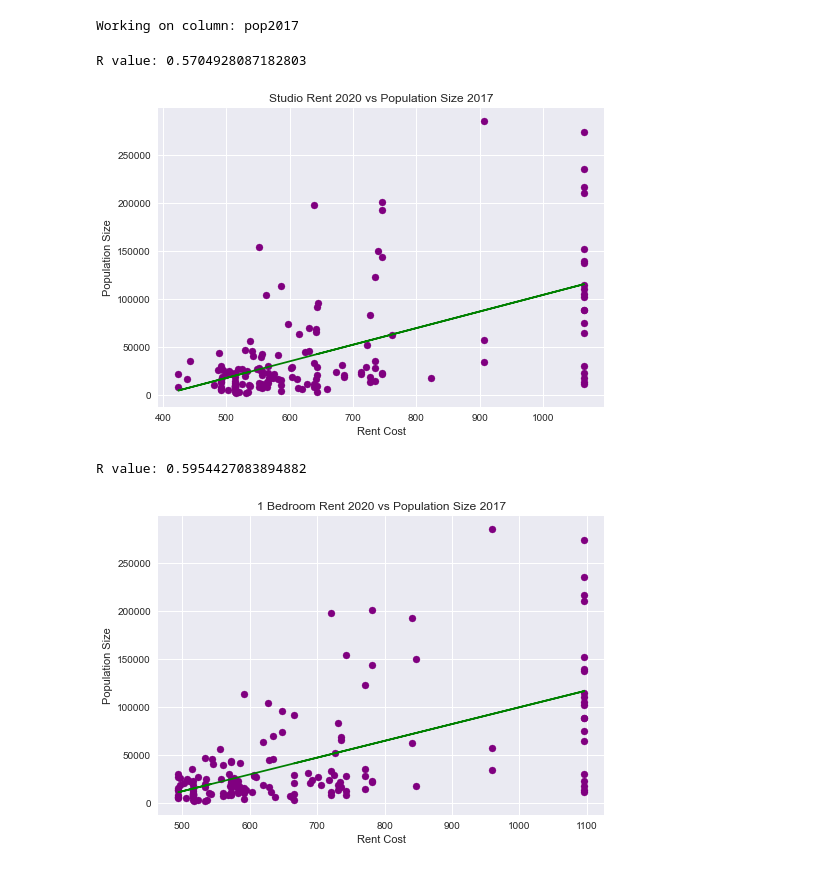
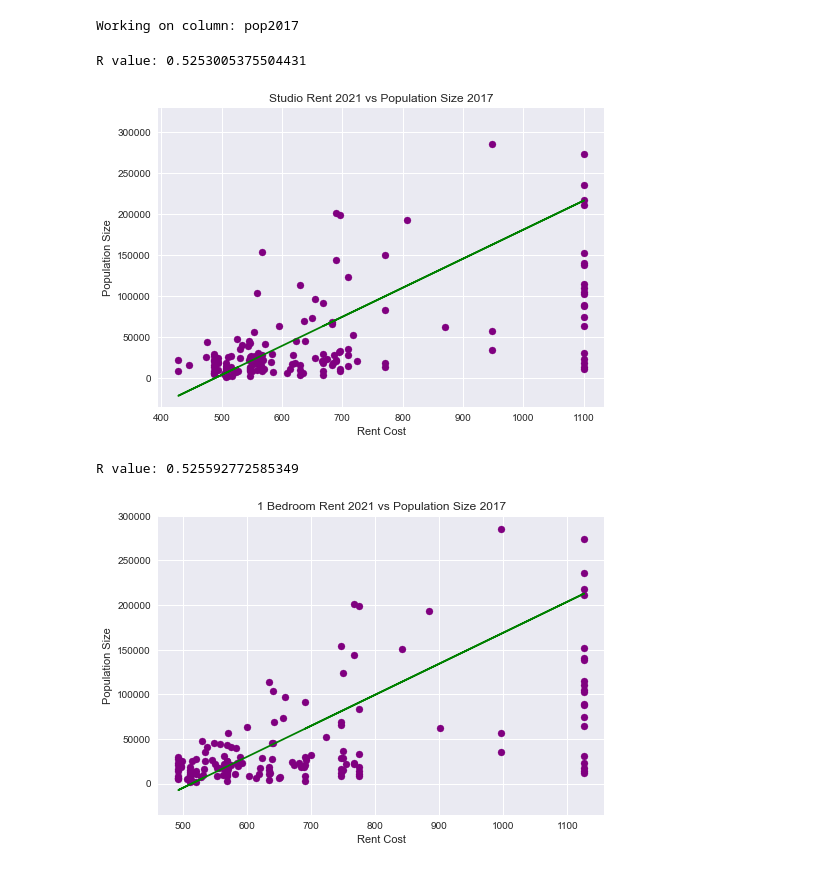
Before and after one commit to Boot-Team-7/project_1_materials, a Jupyter notebook: Andres/Correlation_Pop.ipynb, the cells around one changed output. Drawn from its saved outputs; the diff is of its cells as text; code cells hidden in the pictures.

```diff
--- a/Andres/Correlation_Pop.ipynb
+++ b/Andres/Correlation_Pop.ipynb
@@ -83,37 +88,39 @@ def remove_outliers(df,columns,n_std):
 # %%
-rent_ga = remove_outliers(rent_ga, ["pop2017"], 4)
+#rent_ga = remove_outliers(rent_ga, ["pop2017"], 4)
 # %% [output]
 Working on column: pop2017
 # %%
-r = np.corrcoef(rent_ga["studio_2020"], rent_ga["pop2017"])
-m, b = np.polyfit(rent_ga["studio_2020"], rent_ga["pop2017"], 1)
+r = np.corrcoef(rent_ga["studio_2021"], rent_ga["pop2017"])
+m, b = np.polyfit(rent_ga["studio_2021"], rent_ga["pop2017"], 1)
 print(f"R value: {r[0][1]}")
 
-plt.scatter(rent_ga["studio_2020"], rent_ga["pop2017"], color = "purple")
-plt.plot(rent_ga["studio_2020"], (m * rent_ga["studio_2020"]) + b, color = "green")
+plt.scatter(rent_ga["studio_2021"], rent_ga["pop2017"], color = "purple")
+plt.plot(rent_ga["studio_2021"], (m * rent_ga["studio_2021"]) + b, color = "green")
 
 plt.xlabel("Rent Cost")
 plt.ylabel("Population Size")
-plt.title("Studio Rent 2020 vs Population Size 2017")
+plt.ylim(bottom = -35000, top = 330000)
+plt.title("Studio Rent 2021 vs Population Size 2017")
 plt.grid(True)
 plt.show()
 # %% [output]
-R value: 0.5704928087182803
+R value: 0.5253005375504431
-[figure, old version]
+[figure, new version]
 # %%
-r = np.corrcoef(rent_ga["bedroom_1_2020"], rent_ga["pop2017"])
-m, b = np.polyfit(rent_ga["bedroom_1_2020"], rent_ga["pop2017"], 1)
+r = np.corrcoef(rent_ga["bedroom_1_2021"], rent_ga["pop2017"])
+m, b = np.polyfit(rent_ga["bedroom_1_2021"], rent_ga["pop2017"], 1)
 print(f"R value: {r[0][1]}")
 
-plt.scatter(rent_ga["bedroom_1_2020"], rent_ga["pop2017"], color = "purple")
-plt.plot(rent_ga["bedroom_1_2020"], (m * rent_ga["bedroom_1_2020"]) + b, color = "green")
+plt.scatter(rent_ga["bedroom_1_2021"], rent_ga["pop2017"], color = "purple")
+plt.plot(rent_ga["bedroom_1_2021"], (m * rent_ga["bedroom_1_2021"]) + b, color = "green")
 
 plt.xlabel("Rent Cost")
 plt.ylabel("Population Size")
-plt.title("1 Bedroom Rent 2020 vs Population Size 2017")
+plt.ylim(bottom = -35000, top = 300000)
+plt.title("1 Bedroom Rent 2021 vs Population Size 2017")
 plt.grid(True)
 plt.show()
 # %% [output]
-R value: 0.5954427083894882
+R value: 0.525592772585349
-[figure, old version]
+[figure, new version]
 # %%
```
Also changed, not shown: parts of 16 cells of this notebook.
